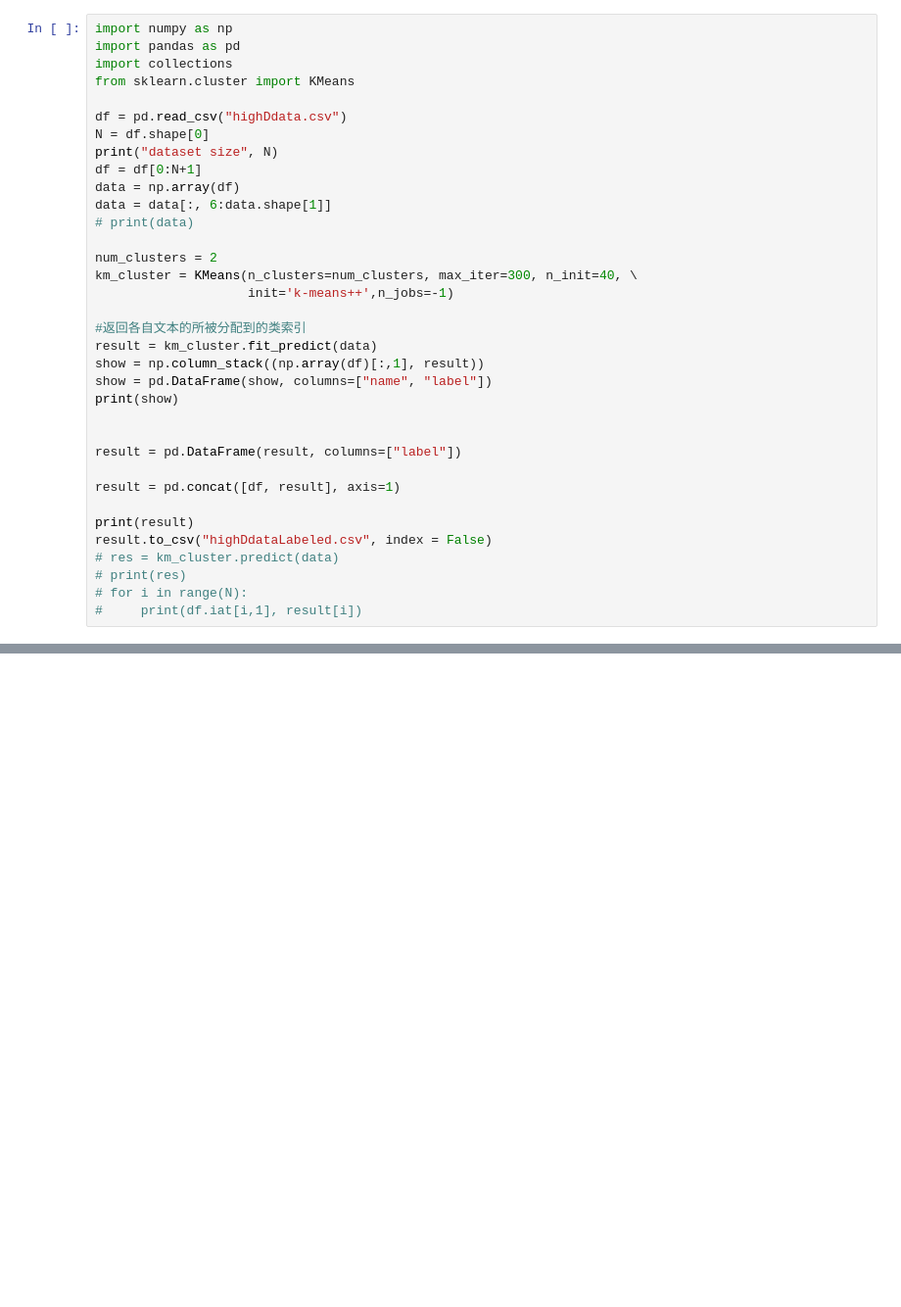
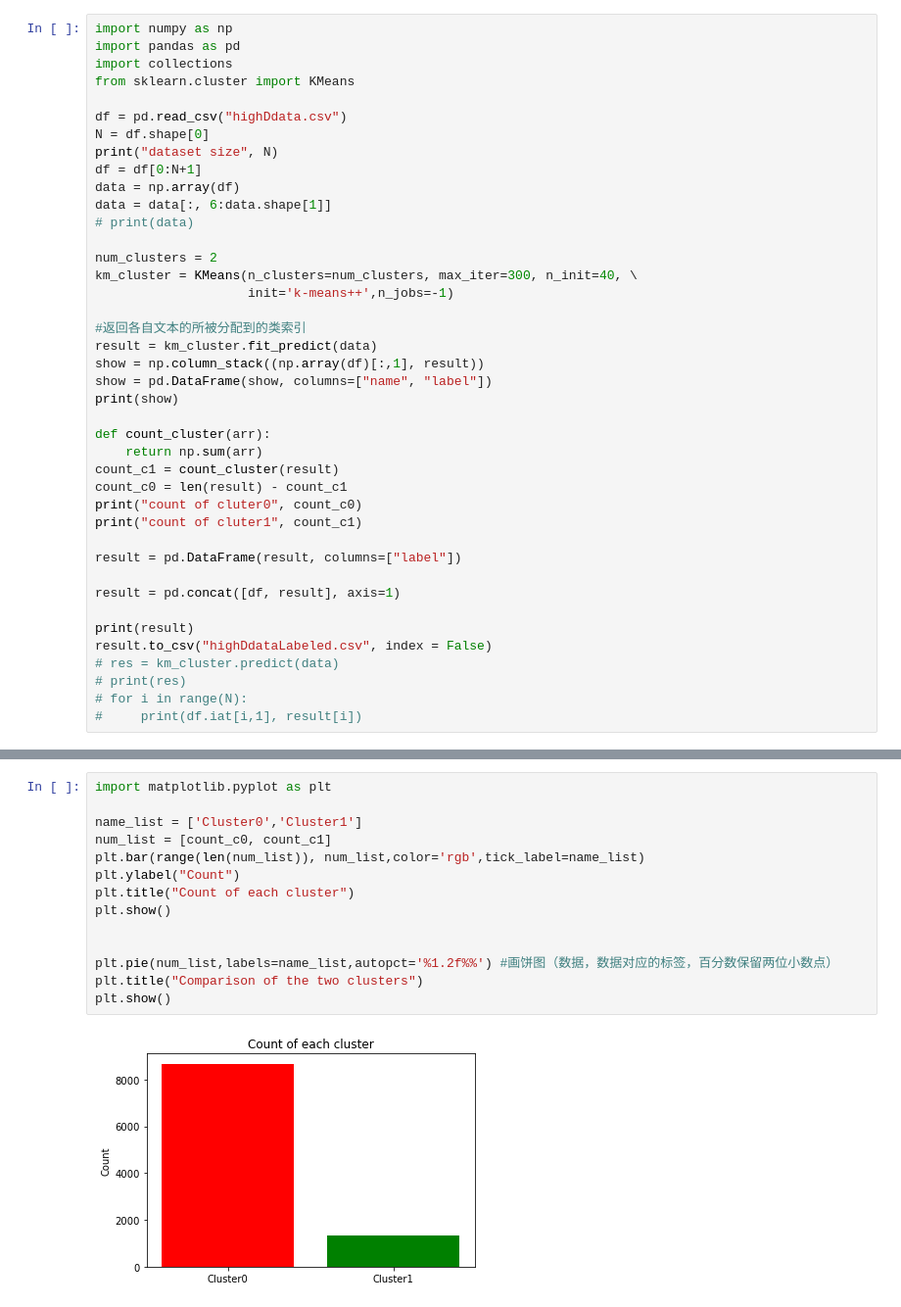
Before and after one commit to iloveleejunghyun/CMPE257-Team-Project, a Jupyter notebook: 2_cluster.ipynb, the cells around one changed output, grey strips where cells are left out. Shown at 98% size. Cells and saved outputs as stored; diff of their text form; blank space fills up the shorter version.

```diff
--- a/2_cluster.ipynb
+++ b/2_cluster.ipynb
@@ -22,6 +22,12 @@ show = np.column_stack((np.array(df)[:,1], result))
 show = pd.DataFrame(show, columns=["name", "label"])
 print(show)
 
+def count_cluster(arr):
+    return np.sum(arr)
+count_c1 = count_cluster(result)
+count_c0 = len(result) - count_c1
+print("count of cluter0", count_c0)
+print("count of cluter1", count_c1)
 
 result = pd.DataFrame(result, columns=["label"])
 
@@ -53,0 +61,16 @@ dataset size 10000
+# %%
+import matplotlib.pyplot as plt
+
+name_list = ['Cluster0','Cluster1']
+num_list = [count_c0, count_c1]
+plt.bar(range(len(num_list)), num_list,color='rgb',tick_label=name_list)
+plt.ylabel("Count")
+plt.title("Count of each cluster")
+plt.show()
+
+
+plt.pie(num_list,labels=name_list,autopct='%1.2f%%') #画饼图（数据，数据对应的标签，百分数保留两位小数点）
+plt.title("Comparison of the two clusters")
+plt.show()
+# %% [output]
+[figure, added]
```
Also changed, not shown: parts of 2 cells of this notebook, 4 other files.
